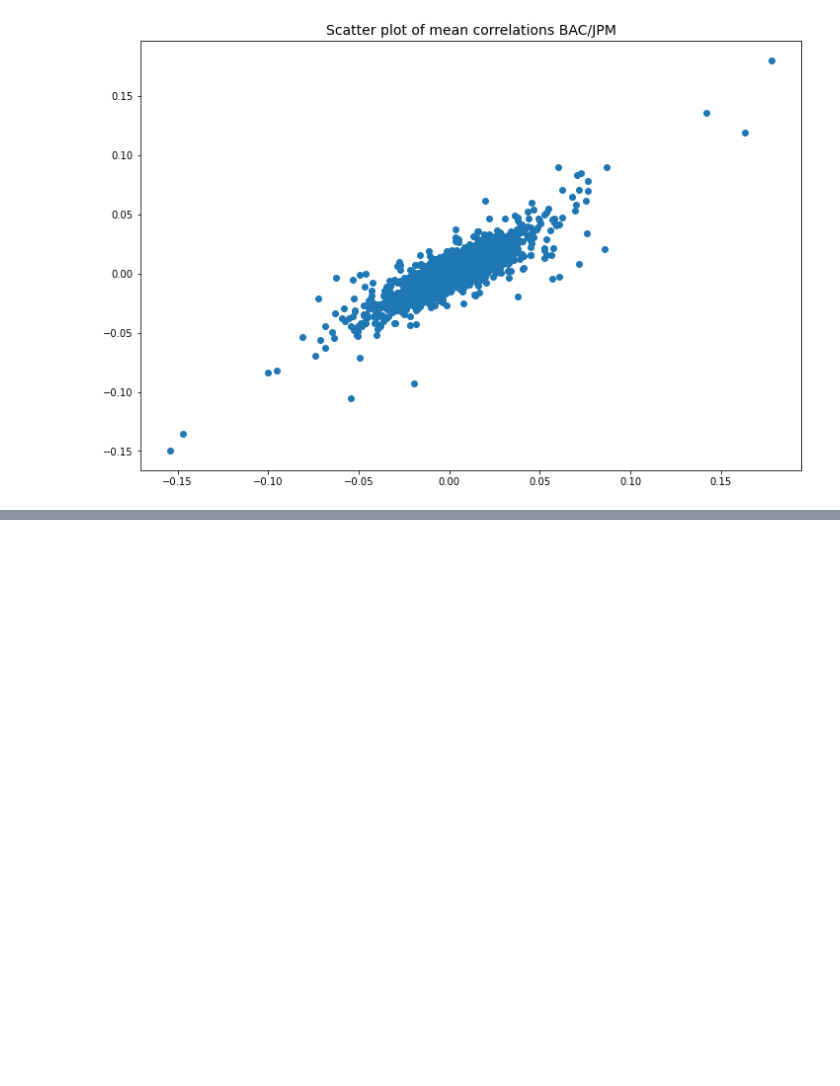
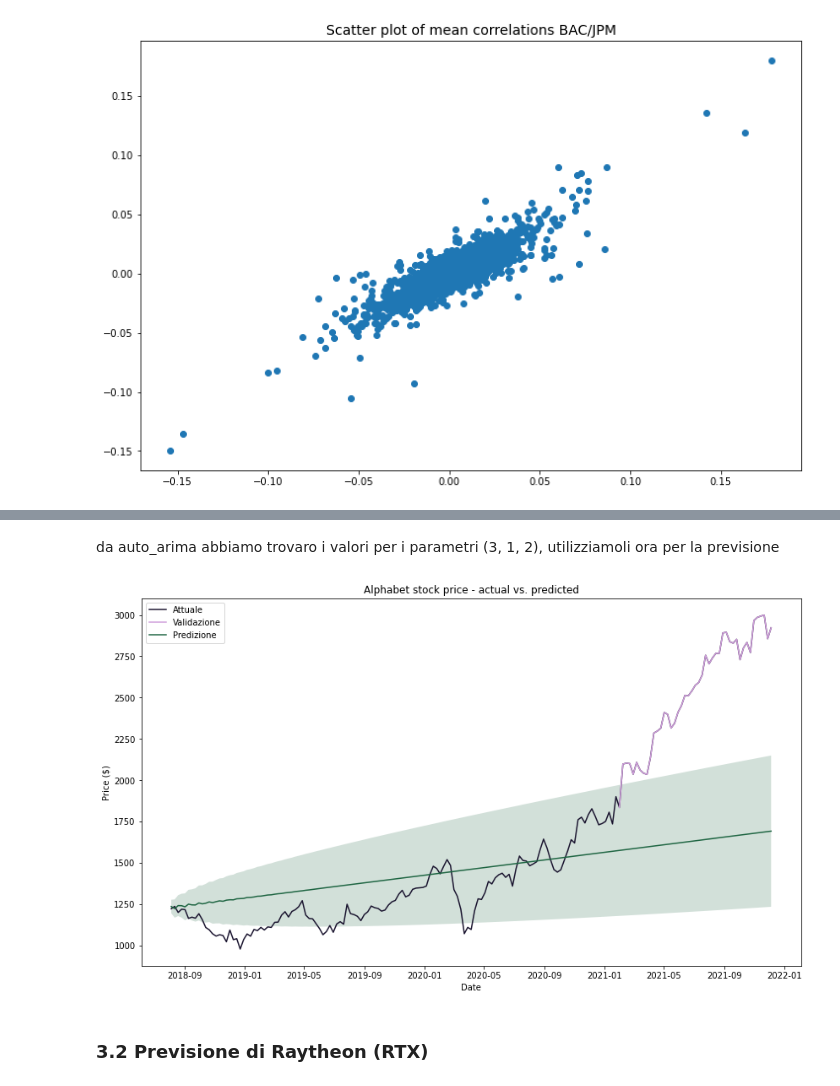
Before and after one commit to tommcamm/BISF-Project, a Jupyter notebook: python/Notebook del progetto.ipynb, the cells around one changed output, grey strips where cells are left out. Saved outputs shown, nothing was run; the diff lists cells and outputs as text; code cells hidden in the pictures; blank space fills up the shorter version.

```diff
--- a/python/Notebook del progetto.ipynb
+++ b/python/Notebook del progetto.ipynb
@@ -1339,0 +1445,19 @@ Per la analisi di previsione è stato utilizzato il modello statistico **ARIMA**
+# %%
+# Scarichiamo il training set - 80 mesi
+goog_t_df = yf.download('GOOG', start='2011-11-30', end='2018-07-30', adjusted=True, progress=False)
+
+# Resample di alphabet per frequenza settimanale (periodo 2012-2021)
+tr_goog = goog_t_df.resample('W').last().rename(columns={'Adj Close': 'adj_close'}).adj_close
+
+# Utiliziamo auto_arima per trovare la combinazione ideale dei parametri
+# Non utilizziamo la modalità stepwise in quanto senza abbiamo un risultato leggermente migliore in base
+# al valore AIC.
+goog_model = pm.auto_arima(tr_goog,
+                             error_action='ignore',
+                             suppress_warnings=True,
+                             seasonal=False,
+                             stepwise=False,
+                             apporximation=False,
+                             n_jobs=-1)
+
+goog_model.summary()
@@ -1339,0 +1487,45 @@ Per la analisi di previsione è stato utilizzato il modello statistico **ARIMA**
+# %% [markdown]
+da auto_arima abbiamo trovaro i valori per i parametri (3, 1, 2), utilizziamoli ora per la previsione
+# %%
+# Scarichiamo il validation set
+df_test_goog = yf.download('GOOG', start='2018-07-30', end='2021-11-30', adjusted=True, progress=False)
+df_val_goog = yf.download('GOOG', start='2021-01-30', end='2021-11-30', adjusted=True, progress=False)
+
+# Resample settimanale della validazione e test
+test_goog = df_test_goog.resample('W').last().rename(columns={'Adj Close': 'adj_close'}).adj_close
+val_goog = df_val_goog.resample('W').last().rename(columns={'Adj Close': 'adj_close'}).adj_close
+
+n_forecasts = len(test_goog) # numero di settimane da effettuare la predizione
+
+# Effetuiamo la predizione, utilizzando i parametri ottimizzati trovati al blocco precedente
+goog_model_pred = goog_model.predict(n_periods=n_forecasts,
+                                 return_conf_int=True,
+                                 alpha=0.05)
+
+goog_model_pred = [pd.DataFrame(goog_model_pred[0],
+                              columns=['prediction']),
+                 pd.DataFrame(goog_model_pred[1],
+                              columns=['ci_lower', 'ci_upper'])]
+
+goog_model_pred = pd.concat(goog_model_pred, axis=1).set_index(test_goog.index)
+
+# Plot del grafico
+fig, ax = plt.subplots(1)
+
+ax = sns.lineplot(data=test_goog, color=COLORS[0], label='Attuale')
+ax = sns.lineplot(data=val_goog, color=COLORS[3], label='Validazione')
+
+ax.plot(goog_model_pred.prediction, c=COLORS[1], label='Predizione')
+ax.fill_between(goog_model_pred.index,
+                goog_model_pred.ci_lower,
+                goog_model_pred.ci_upper,
+                alpha=0.2,
+                facecolor=COLORS[1])
+
+ax.set(title="Alphabet stock price - actual vs. predicted", xlabel='Date', ylabel='Price ($)')
+ax.legend(loc='upper left')
+fig.set_size_inches(14, 8)
+# %% [output]
+[figure, added]
+# %% [markdown]
+### 3.2 Previsione di Raytheon (RTX)
```
Also changed, not shown: parts of 23 cells of this notebook, 3 other files.
